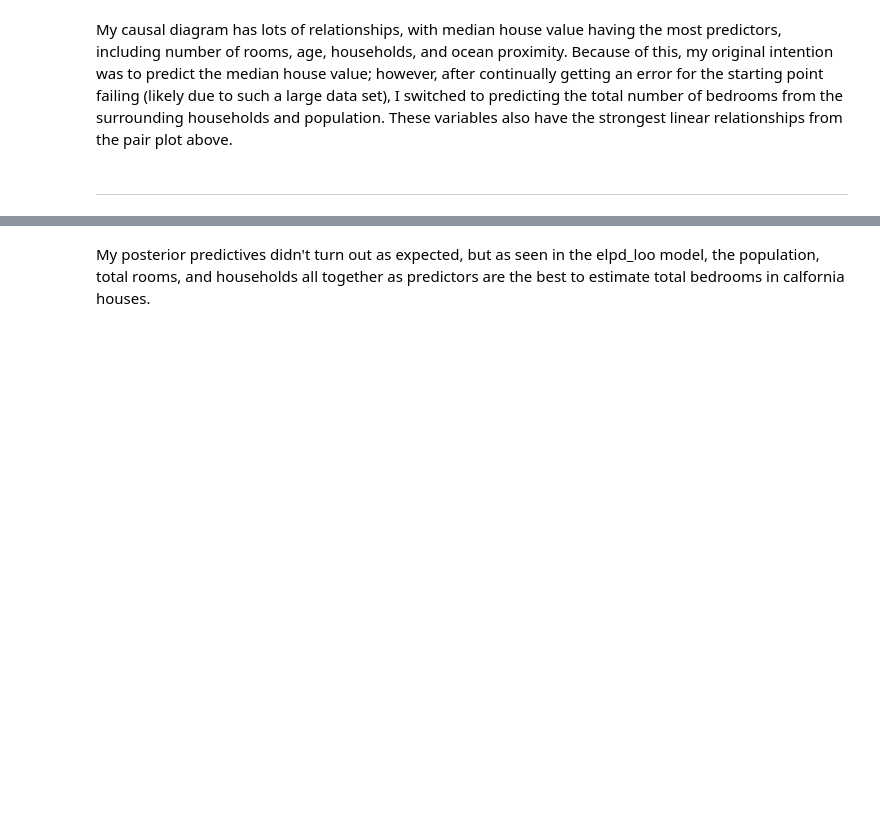
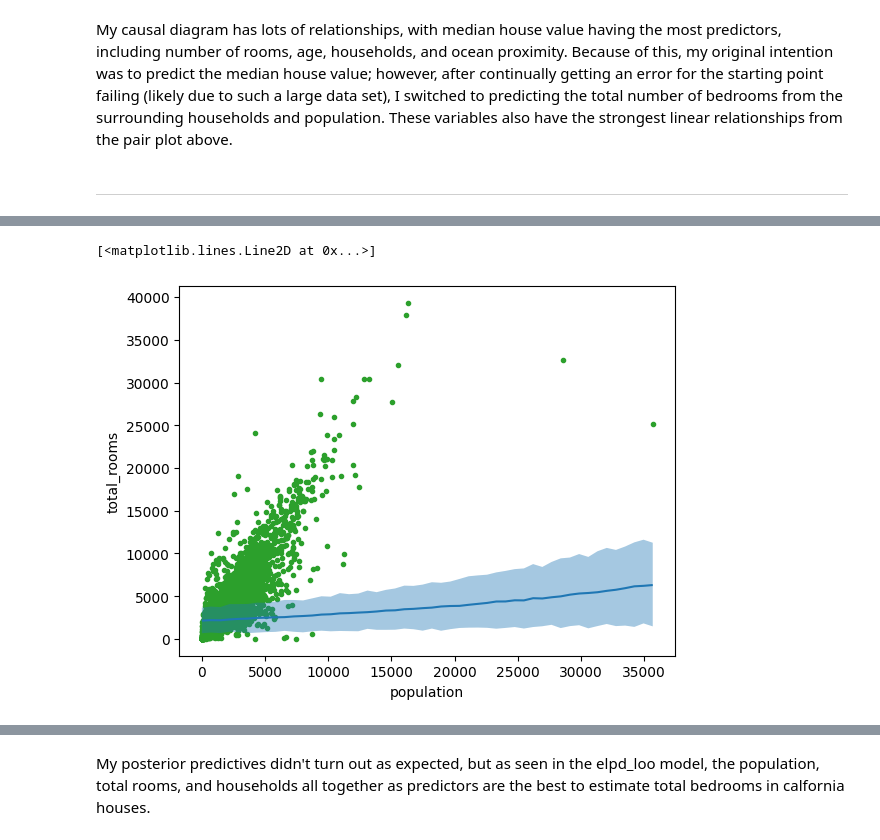
Before and after one commit to eemaansheikh/Data_Science_2025, a Jupyter notebook: EemaanSheikh_Unit6Project.ipynb, the cells around one changed output, grey strips where cells are left out. Saved outputs shown, nothing was run; the diff lists cells and outputs as text; code cells hidden in the pictures; blank space fills up the shorter version.

```diff
--- a/EemaanSheikh_Unit6Project.ipynb
+++ b/EemaanSheikh_Unit6Project.ipynb
@@ -148,0 +159,6 @@ plt.ylim(0)  # Set the minimum limit --> 0
+# %%
+bmb.interpret.plot_predictions(model_cali_house_bmb, idata_cali_house_bmb, "population", pps=True)
+plt.plot(cali_house_cleaned.population, cali_house_cleaned.total_rooms, "C2.", zorder=-3)
+# %% [output]
+[<matplotlib.lines.Line2D at 0x...>]
+[figure, added]
```
Also changed, not shown: parts of 15 cells of this notebook.
